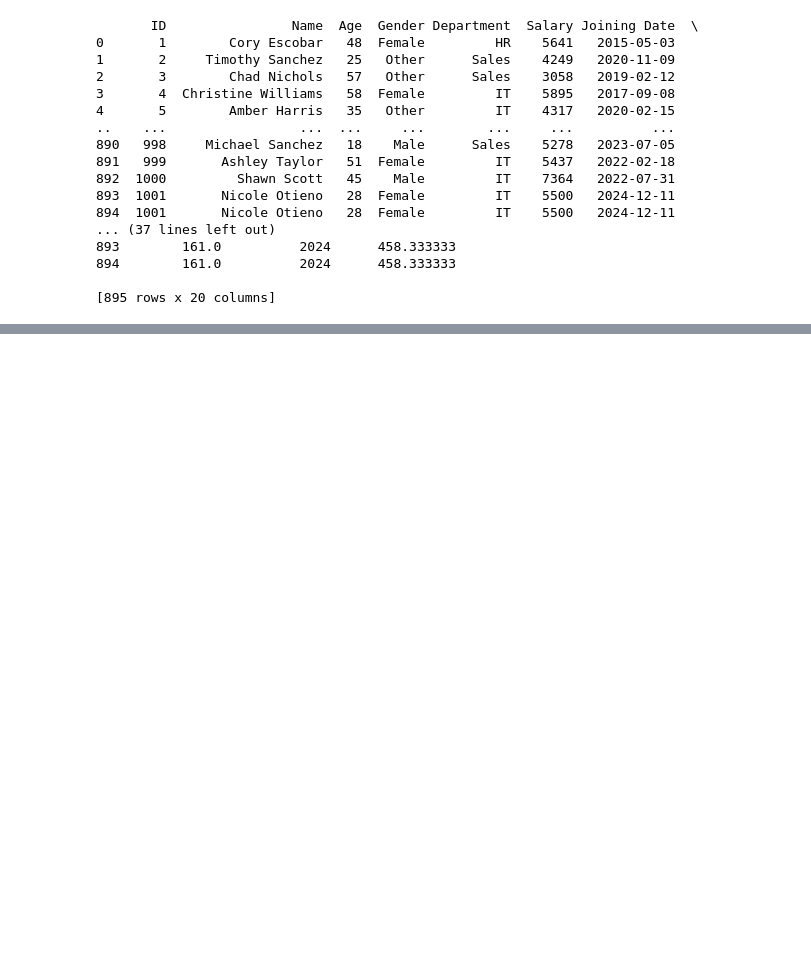
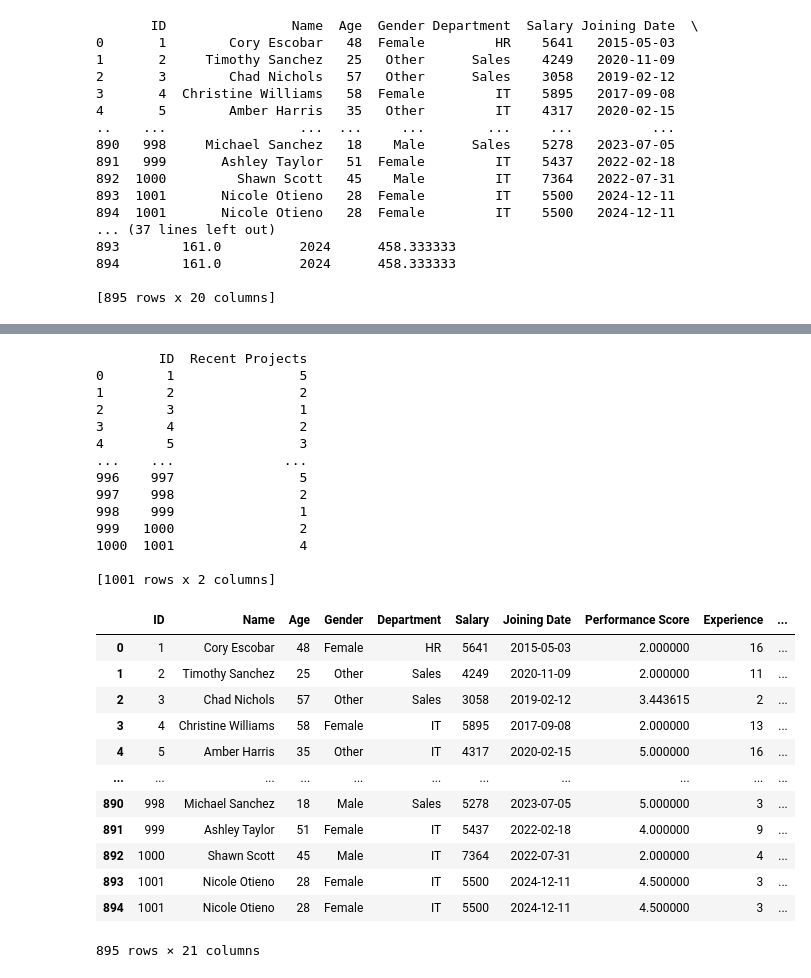
Before and after one commit to NicoleAki/Employee-Performance-and-Salary-Dataset, a Jupyter notebook: employeeperformanceandsalarydataset.ipynb, the cells around one changed output, grey strips where cells are left out. Saved outputs shown, nothing was run; the diff lists cells and outputs as text; code cells hidden in the pictures; blank space fills up the shorter version.

Commit message:
Kaggle Notebook | EmployeePerformanceAndSalaryDataset | Version 11

```diff
--- a/employeeperformanceandsalarydataset.ipynb
+++ b/employeeperformanceandsalarydataset.ipynb
@@ -1125,0 +1236,50 @@ print(df)
+# %%
+# 48.  Create a DataFrame with employee ID and Project Count, then merge it with the original dataset. Calculate the average Salary per project.
+def project_count(id):
+    if id % 2 == 0:
+       return 2;
+    elif id % 5 == 0:
+       return 3;
+    elif id % 3 == 0:
+       return 1;
+    elif id % 7 == 0:
+       return 4;
+    else:
+       return 5;
+
+project_count_df = pd.DataFrame({
+    'ID': range(1, 1002),
+    'Recent Projects': [project_count(id) for id in range(1, 1002)]
+})
+print(project_count_df)
+
+merged_df = pd.merge(df,project_count_df , on = 'ID' , how ='inner')
+merged_df
+# %% [output]
+        ID  Recent Projects
+0        1                5
+1        2                2
+2        3                1
+3        4                2
+4        5                3
+...    ...              ...
+996    997                5
+997    998                2
+998    999                1
+999   1000                2
+1000  1001                4
+
+[1001 rows x 2 columns]
+|  | ID | Name | Age | Gender | Department | Salary | Joining Date | Performance Score | Experience | ... |
+| 0 | 1 | Cory Escobar | 48 | Female | HR | 5641 | 2015-05-03 | 2.000000 | 16 | ... |
+| 1 | 2 | Timothy Sanchez | 25 | Other | Sales | 4249 | 2020-11-09 | 2.000000 | 11 | ... |
+| 2 | 3 | Chad Nichols | 57 | Other | Sales | 3058 | 2019-02-12 | 3.443615 | 2 | ... |
+| 3 | 4 | Christine Williams | 58 | Female | IT | 5895 | 2017-09-08 | 2.000000 | 13 | ... |
+| 4 | 5 | Amber Harris | 35 | Other | IT | 4317 | 2020-02-15 | 5.000000 | 16 | ... |
+| ... | ... | ... | ... | ... | ... | ... | ... | ... | ... | ... |
+| 890 | 998 | Michael Sanchez | 18 | Male | Sales | 5278 | 2023-07-05 | 5.000000 | 3 | ... |
+| 891 | 999 | Ashley Taylor | 51 | Female | IT | 5437 | 2022-02-18 | 4.000000 | 9 | ... |
+| 892 | 1000 | Shawn Scott | 45 | Male | IT | 7364 | 2022-07-31 | 2.000000 | 4 | ... |
+| 893 | 1001 | Nicole Otieno | 28 | Female | IT | 5500 | 2024-12-11 | 4.500000 | 3 | ... |
+| 894 | 1001 | Nicole Otieno | 28 | Female | IT | 5500 | 2024-12-11 | 4.500000 | 3 | ... |
+895 rows × 21 columns
```
Also changed, not shown: parts of 6 cells of this notebook.
